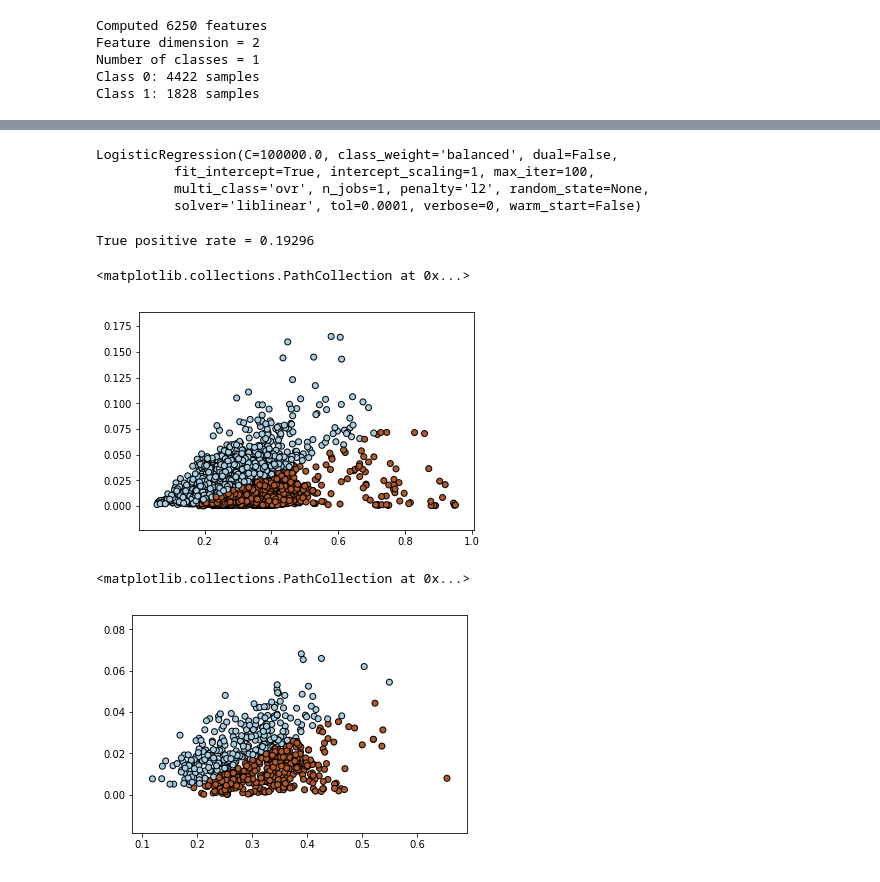
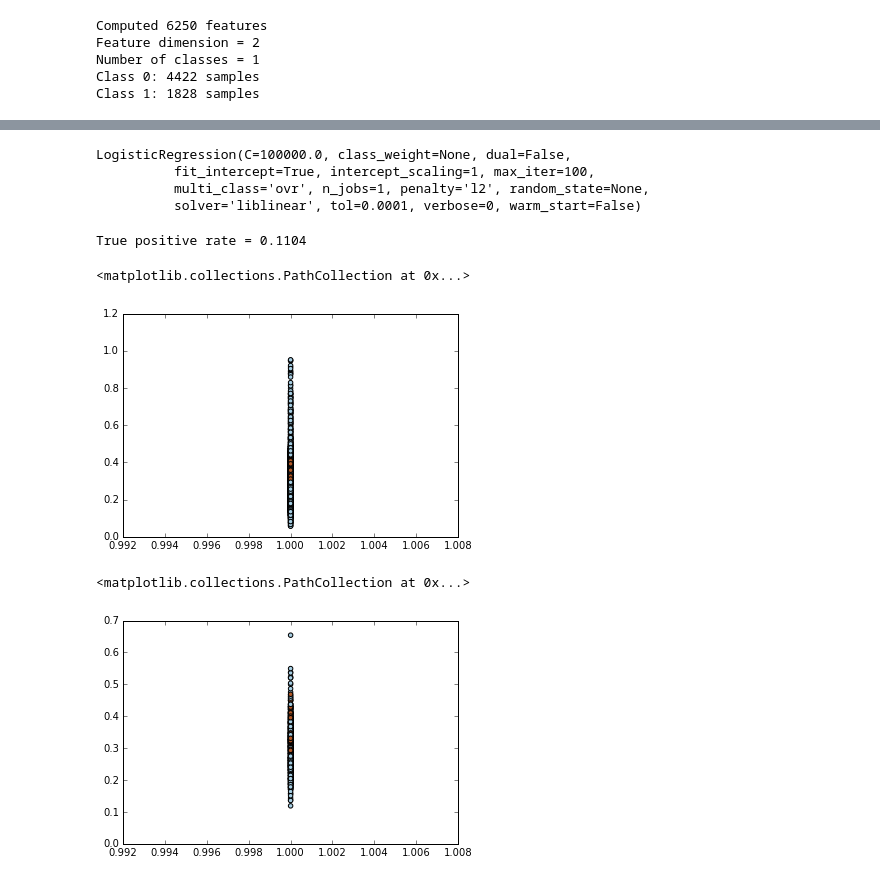
Before and after one commit to MikaelMorales/ML_Project, a Jupyter notebook: project_road_segmentation/implementation/working_copy_segment_aerial_images.ipynb, the cells around one changed output, grey strips where cells are left out. Cells and saved outputs as stored; diff of their text form; code cells hidden in the pictures.

Commit message:
Implementatio of cross validation and model refactoring

```diff
--- a/project_road_segmentation/implementation/working_copy_segment_aerial_images.ipynb
+++ b/project_road_segmentation/implementation/working_copy_segment_aerial_images.ipynb
@@ -81,12 +81,16 @@ plt.scatter(X[:, 0], X[:, 1], c=Y, edgecolors='k', cmap=plt.cm.Paired)
 # train a logistic regression classifier
 
 from sklearn import linear_model
+from sklearn.preprocessing import PolynomialFeatures
+poly = PolynomialFeatures(4, interaction_only=False)
+
+X = poly.fit_transform(X)
 
 # we create an instance of the classifier and fit the data
-logreg = linear_model.LogisticRegression(C=1e5, class_weight="balanced")
+logreg = linear_model.LogisticRegression(C=1e5)
 logreg.fit(X, Y)
 # %% [output]
-LogisticRegression(C=100000.0, class_weight='balanced', dual=False,
+LogisticRegression(C=100000.0, class_weight=None, dual=False,
           fit_intercept=True, intercept_scaling=1, max_iter=100,
           multi_class='ovr', n_jobs=1, penalty='l2', random_state=None,
           solver='liblinear', tol=0.0001, verbose=0, warm_start=False)
@@ -101,23 +105,25 @@ Yn = np.nonzero(Y)[0]
 TPR = len(list(set(Yn) & set(Zn))) / float(len(Z))
 print('True positive rate = ' + str(TPR))
 # %% [output]
-True positive rate = 0.19296
+True positive rate = 0.1104
 # %%
 # Plot features using predictions to color datapoints
 plt.scatter(X[:, 0], X[:, 1], c=Z, edgecolors='k', cmap=plt.cm.Paired)
 # %% [output]
 <matplotlib.collections.PathCollection at 0x...>
-[figure, old version]
+[figure, new version]
 # %%
 # Run prediction on the img_idx-th image
 img_idx = 12
 
 Xi = extract_img_features(image_dir + files[img_idx], patch_size)
+Xi = poly.fit_transform(Xi)
+
 Zi = logreg.predict(Xi)
 plt.scatter(Xi[:, 0], Xi[:, 1], c=Zi, edgecolors='k', cmap=plt.cm.Paired)
 # %% [output]
 <matplotlib.collections.PathCollection at 0x...>
-[figure, old version]
+[figure, new version]
 # %%
 # Display prediction as an image
 
```
Also changed, not shown: parts of 5 cells of this notebook, 7 other files.
